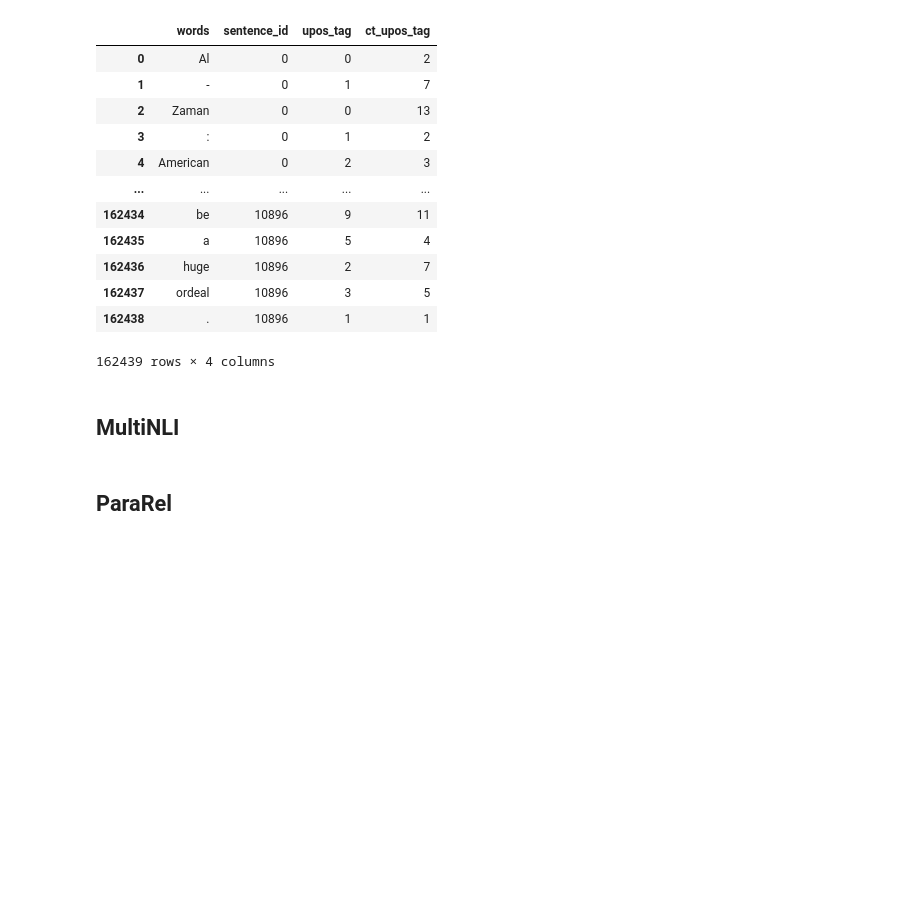
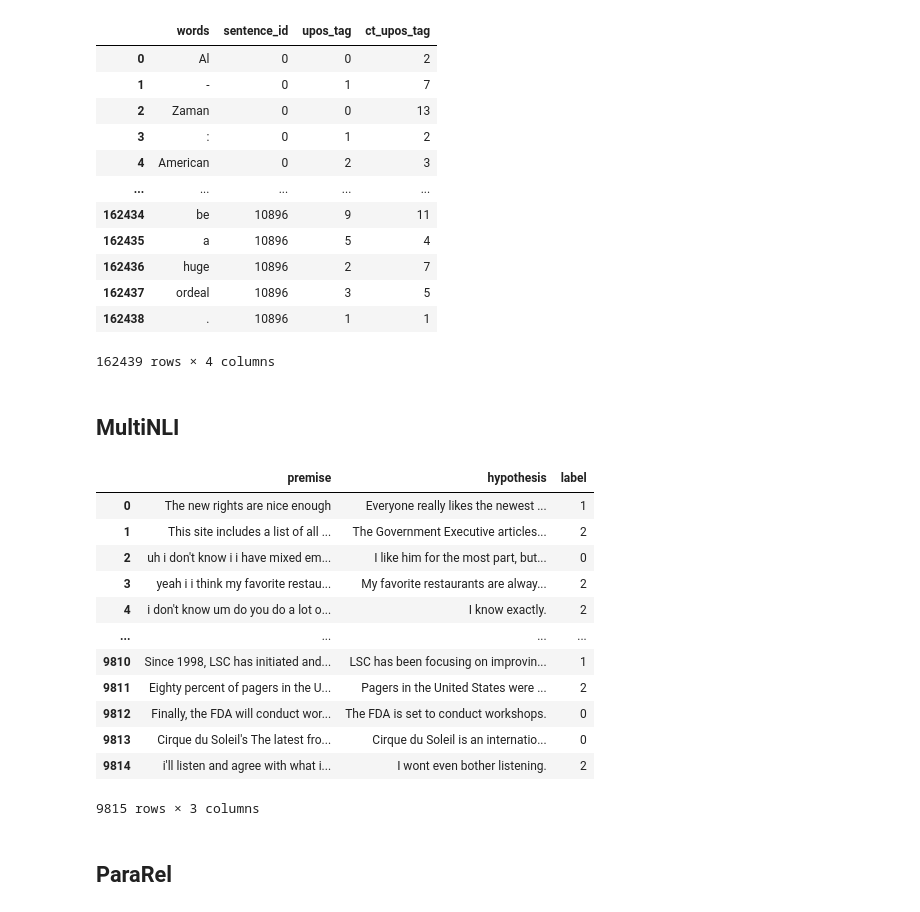
Before and after one commit to rrossierba/digital-transformation-computer-security, a Jupyter notebook: probe_t5.ipynb, the cells around one changed output. Saved outputs shown, nothing was run; the diff lists cells and outputs as text; code cells hidden in the pictures; blank space fills up the shorter version.

Commit message:
pararel and multinli integration

```diff
--- a/probe_t5.ipynb
+++ b/probe_t5.ipynb
@@ -936,6 +927,24 @@ token_ewt_df
 # %% [markdown]
 ## MultiNLI
 # %%
-multinli_dataset = load_dataset("nyu-mll/multi_nli")
+multinli_dataset = load_dataset("nyu-mll/multi_nli", split='validation_matched') # one of ['train', 'validation_matched', 'validation_mismatched']
+# %%
+multinli_df = multinli_dataset.to_pandas()
+multinli_df.drop(columns=['promptID', 'pairID', 'premise_binary_parse', 'premise_parse', 'hypothesis_binary_parse', 'hypothesis_parse', 'genre'], inplace=True)
+multinli_df
+# %% [output]
+|  | premise | hypothesis | label |
+| 0 | The new rights are nice enough | Everyone really likes the newest ... | 1 |
+| 1 | This site includes a list of all ... | The Government Executive articles... | 2 |
+| 2 | uh i don't know i i have mixed em... | I like him for the most part, but... | 0 |
+| 3 | yeah i i think my favorite restau... | My favorite restaurants are alway... | 2 |
+| 4 | i don't know um do you do a lot o... | I know exactly. | 2 |
+| ... | ... | ... | ... |
+| 9810 | Since 1998, LSC has initiated and... | LSC has been focusing on improvin... | 1 |
+| 9811 | Eighty percent of pagers in the U... | Pagers in the United States were ... | 2 |
+| 9812 | Finally, the FDA will conduct wor... | The FDA is set to conduct workshops. | 0 |
+| 9813 | Cirque du Soleil's The latest fro... | Cirque du Soleil is an internatio... | 0 |
+| 9814 | i'll listen and agree with what i... | I wont even bother listening. | 2 |
+9815 rows × 3 columns
 # %% [markdown]
 ## ParaRel
```
Also changed, not shown: parts of 25 cells of this notebook.
